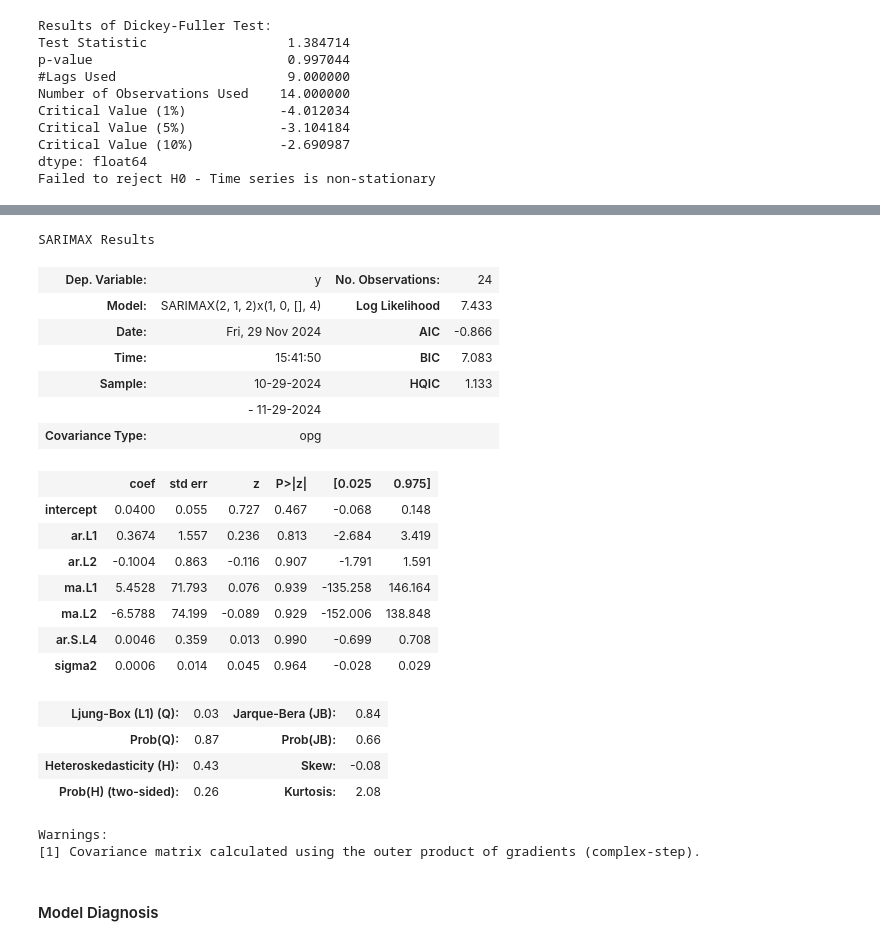
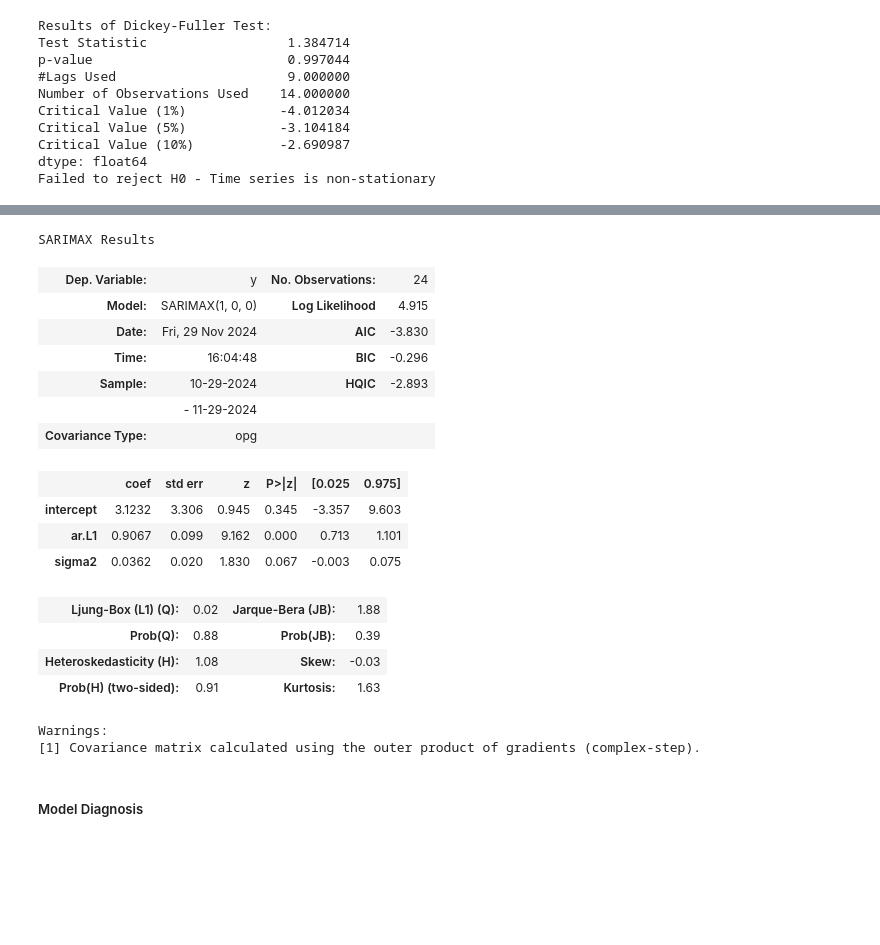
Before and after one commit to actonton/Stock-Market-Forecasting, a Jupyter notebook: stock_forecasting.ipynb, the cells around one changed output, grey strips where cells are left out. Drawn from its saved outputs; the diff is of its cells as text; code cells hidden in the pictures; blank space fills up the shorter version.

```diff
--- a/stock_forecasting.ipynb
+++ b/stock_forecasting.ipynb
@@ -26,4 +28,4 @@ data = yf.Ticker(ticker)
 # %%
-closed_prices = data.history(period='1mo')['Close']
-returns = closed_prices.pct_change().dropna()
+closed_prices_1month = data.history(period='1mo')['Close']
+returns = closed_prices_1month.pct_change().dropna()
 # %% [markdown]
@@ -204,34 +208,30 @@ SARIMAX Results
 Warnings:
 [1] Covariance matrix calculated using the outer product of gradients (complex-step).
 # %%
-sarima_aic_model = pm.ARIMA(order=(2, 1, 2), seasonal_order=(1, 0, 0, 4), solver='lbfgs', maxiter=200,
-                            suppress_warnings=False, scoring='mse', enforce_invertibility=False).fit(closed_prices)
+sarima_aic_model = pm.ARIMA(order=(1, 0, 0), seasonal_order=(0, 0, 0, 12), solver='lbfgs', maxiter=200,
+                            suppress_warnings=False, scoring='mse', enforce_invertibility=False).fit(closed_prices_1month)
 sarima_aic_model.summary()
 # %% [output]
 SARIMAX Results
 | Dep. Variable: | y | No. Observations: | 24 |
-| Model: | SARIMAX(2, 1, 2)x(1, 0, [], 4) | Log Likelihood | 7.433 |
-| Date: | Fri, 29 Nov 2024 | AIC | -0.866 |
-| Time: | 15:41:50 | BIC | 7.083 |
-| Sample: | 10-29-2024 | HQIC | 1.133 |
+| Model: | SARIMAX(1, 0, 0) | Log Likelihood | 4.915 |
+| Date: | Fri, 29 Nov 2024 | AIC | -3.830 |
+| Time: | 16:04:48 | BIC | -0.296 |
+| Sample: | 10-29-2024 | HQIC | -2.893 |
 |  | - 11-29-2024 |  |  |
 | Covariance Type: | opg |  |  |
 |  | coef | std err | z | P>|z| | [0.025 | 0.975] |
-| intercept | 0.0400 | 0.055 | 0.727 | 0.467 | -0.068 | 0.148 |
-| ar.L1 | 0.3674 | 1.557 | 0.236 | 0.813 | -2.684 | 3.419 |
-| ar.L2 | -0.1004 | 0.863 | -0.116 | 0.907 | -1.791 | 1.591 |
-| ma.L1 | 5.4528 | 71.793 | 0.076 | 0.939 | -135.258 | 146.164 |
-| ma.L2 | -6.5788 | 74.199 | -0.089 | 0.929 | -152.006 | 138.848 |
-| ar.S.L4 | 0.0046 | 0.359 | 0.013 | 0.990 | -0.699 | 0.708 |
-| sigma2 | 0.0006 | 0.014 | 0.045 | 0.964 | -0.028 | 0.029 |
+| intercept | 3.1232 | 3.306 | 0.945 | 0.345 | -3.357 | 9.603 |
+| ar.L1 | 0.9067 | 0.099 | 9.162 | 0.000 | 0.713 | 1.101 |
+| sigma2 | 0.0362 | 0.020 | 1.830 | 0.067 | -0.003 | 0.075 |
-| Ljung-Box (L1) (Q): | 0.03 | Jarque-Bera (JB): | 0.84 |
-| Prob(Q): | 0.87 | Prob(JB): | 0.66 |
-| Heteroskedasticity (H): | 0.43 | Skew: | -0.08 |
-| Prob(H) (two-sided): | 0.26 | Kurtosis: | 2.08 |
+| Ljung-Box (L1) (Q): | 0.02 | Jarque-Bera (JB): | 1.88 |
+| Prob(Q): | 0.88 | Prob(JB): | 0.39 |
+| Heteroskedasticity (H): | 1.08 | Skew: | -0.03 |
+| Prob(H) (two-sided): | 0.91 | Kurtosis: | 1.63 |
 Warnings:
 [1] Covariance matrix calculated using the outer product of gradients (complex-step).
 # %% [markdown]
-#### Model Diagnosis
+##### Model Diagnosis
 # %%
 sarima_aic_resid = sarima_aic_model.resid()
 
```
Also changed, not shown: parts of 26 cells of this notebook.
